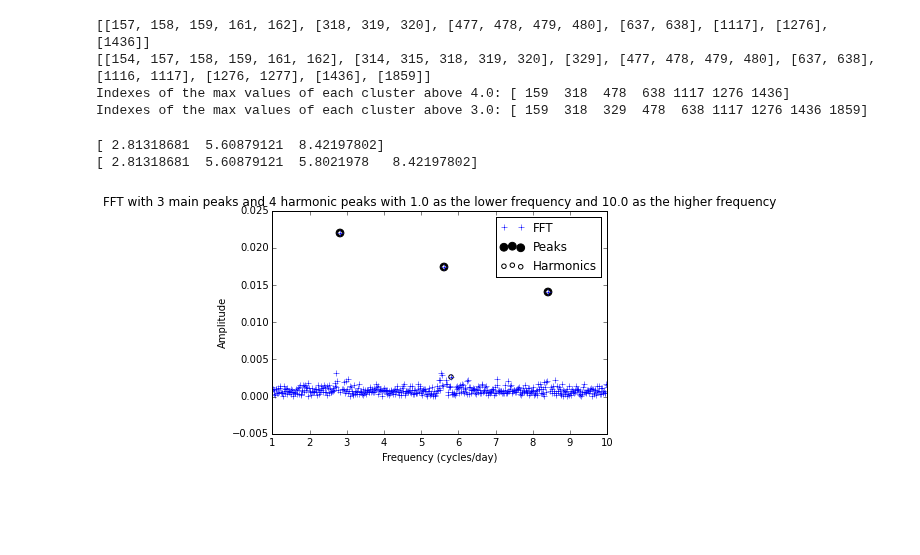
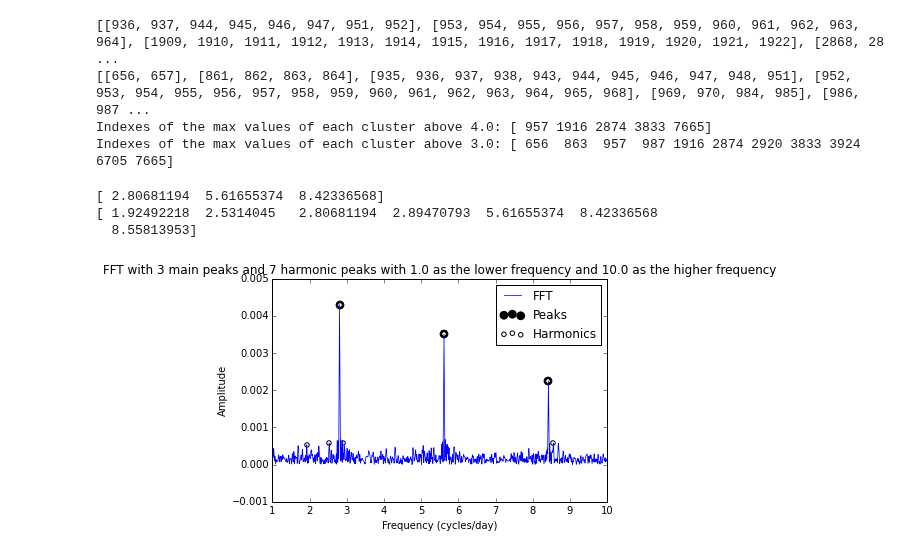
Before and after one commit to dianadianadiana/FFT, a Jupyter notebook: flux_function_transit.ipynb, the cells around one changed output. Saved outputs shown, nothing was run; the diff lists cells and outputs as text; code cells hidden in the pictures; blank space fills up the shorter version.

```diff
--- a/flux_function_transit.ipynb
+++ b/flux_function_transit.ipynb
@@ -252,7 +256,7 @@ if N_log > N_log_round:
 else:
     N_over = N_log_round
 
-extra_fact = 0
+extra_fact = 3
 newN = 2**(N_over + extra_fact)
 
 diff = newN - N
@@ -281,20 +285,7 @@ plt.plot(freq[newN/N:]*constant, power[newN/N:],'b+')
 plt.title("FFT")
 plt.xlabel("Frequency (cycles/day)")
 plt.ylabel("Amplitude")
-plt.xlim([1,10])
-# plt.xlim([2.77,2.835])
-# plt.scatter([freq[1266]*freq_fact*conv_hr_day,freq[1287]*freq_fact*conv_hr_day],[power[1266],power[1287]])
+# plt.xlim([1,10])
+plt.xlim([2.7,2.9])
 plt.show()
-
-
-# print(freq[1277]*freq_fact*conv_hr_day)
-# print(power[1277])
-# print(freq[1266]*freq_fact*conv_hr_day)
-# print(power[1266])
-# print(freq[1287]*freq_fact*conv_hr_day)
-# print(power[1287])
-
-# peak_width = freq[1287]*freq_fact*conv_hr_day - freq[1266]*freq_fact*conv_hr_day
-
-# print(peak_width)
 # %% [output]
@@ -368,0 +293,15 @@ plt.show()
+# %%
+print(N)
+print(newN)
+bin_sz = 1./len(newf) * constant
+peak_width_to_zero = bin_sz * 2**extra_fact
+peak_width = 2 * peak_width_to_zero
+print("bin: " +str(bin_sz))
+print("peak_width: " +str(peak_width))
+print("freq of max power in the peak: " + str(freq[957]*constant))
+
+print("actual peak width of first peak: " +str(freq[965]*constant -freq[948]*constant))
+Df = 1/period
+print("Sal's Df = 1/T: so Df = " + str(Df) +" and half of Df is " + str(Df/2))
+print(power[965])
+print(power[948])
@@ -477,9 +442,9 @@ def cluster(index_arr, arr, peak_width = .13):
     """
         Takes an array of values (indexes) and clusters them (based on the width)
         Parameters:
+            index_arr -- array of indexes (sub array from a bigger array)
             arr -- array of values (it is a sub array from a bigger array)
-            num_indexes -- the length of the bigger array (newN)
-            width -- how big do we want the cluster to account for
+            peak_width -- how wide is the peak
         Returns:
             clusters -- a list of lists. each element of clusters is one cluster
     """
@@ -510,9 +475,8 @@ def cluster_max(clusters, y):
     max_indexes = max_indexes.astype(int)
     return max_indexes
 
-peak_width = 1 /period *2
-print(cluster(val_indexes, freq*constant,peak_width))
-print(cluster(val_indexes1, freq*constant,peak_width))
+print(cluster(val_indexes, freq*constant, peak_width))
+print(cluster(val_indexes1, freq*constant, peak_width))
 
 peak_indexes = cluster_max(cluster(val_indexes, freq*constant), power)
 harmonics_indexes = cluster_max(cluster(val_indexes1, freq*constant,.15), power)
@@ -524,7 +488,7 @@ print("Indexes of the max values of each cluster above " +
 print("Indexes of the max values of each cluster above "+
       str(harmonics_constraint) + ": " + str(harmonics_indexes))
 # %% [output]
-[[157, 158, 159, 161, 162], [318, 319, 320], [477, 478, 479, 480], [637, 638], [1117], [1276], [1436]]
-[[154, 157, 158, 159, 161, 162], [314, 315, 318, 319, 320], [329], [477, 478, 479, 480], [637, 638], [1116, 1117], [1276, 1277], [1436], [1859]]
-Indexes of the max values of each cluster above 4.0: [ 159  318  478  638 1117 1276 1436]
-Indexes of the max values of each cluster above 3.0: [ 159  318  329  478  638 1117 1276 1436 1859]
+[[936, 937, 944, 945, 946, 947, 951, 952], [953, 954, 955, 956, 957, 958, 959, 960, 961, 962, 963, 964], [1909, 1910, 1911, 1912, 1913, 1914, 1915, 1916, 1917, 1918, 1919, 1920, 1921, 1922], [2868, 28 ...
+[[656, 657], [861, 862, 863, 864], [935, 936, 937, 938, 943, 944, 945, 946, 947, 948, 951], [952, 953, 954, 955, 956, 957, 958, 959, 960, 961, 962, 963, 964, 965, 968], [969, 970, 984, 985], [986, 987 ...
+Indexes of the max values of each cluster above 4.0: [ 957 1916 2874 3833 7665]
+Indexes of the max values of each cluster above 3.0: [ 656  863  957  987 1916 2874 2920 3833 3924 6705 7665]
@@ -571,7 +512,6 @@ def limit_applier(arr, lower_limit = 1.0, upper_limit = 10.0):
 # %%
 ## peak limits
 # we only want peaks that are between freqs of [1,10]
-constant = freq_fact*conv_hr_day
 
 original_peak_indexes = peak_indexes
 original_harmonics_indexes = harmonics_indexes
@@ -582,34 +522,35 @@ print(freq[peak_indexes]*constant)
 harmonics_indexes = np.delete(harmonics_indexes, limit_applier(freq[harmonics_indexes]*constant))
 print(freq[harmonics_indexes]*constant)
 # %% [output]
-[ 2.81318681  5.60879121  8.42197802]
-[ 2.81318681  5.60879121  5.8021978   8.42197802]
+[ 2.80681194  5.61655374  8.42336568]
+[ 1.92492218  2.5314045   2.80681194  2.89470793  5.61655374  8.42336568
+  8.55813953]
 # %%
 # now we want to delete the peak values that are not the absolute maxima within the cluster
 # and we just want to keep the absolute maxima
 
 delete_arr =  [i for i in val_indexes if (i not in peak_indexes)]
 freq_delete = np.delete(freq, delete_arr)
 power_delete = np.delete(power, delete_arr)
 
-plt.plot(freq_delete*freq_fact*conv_hr_day, power_delete, 'b+', linewidth = .75)
+plt.plot(freq_delete*freq_fact*conv_hr_day, power_delete, 'b', linewidth = .75)
 
 peak_indexes = peak_indexes.astype(int)
 harmonics_indexes = harmonics_indexes.astype(int)
 plt.scatter(freq[peak_indexes]*freq_fact*conv_hr_day, power[peak_indexes], c='black',s=60)
 plt.scatter(freq[harmonics_indexes]*freq_fact*conv_hr_day, power[harmonics_indexes], c='white',s=20)
 plt.legend({'FFT','Harmonics','Peaks'})
 
 plt.title("FFT with " + str(len(peak_indexes)) +" main peaks and "
           + str(len(harmonics_indexes)) + " harmonic peaks with "
           + str(lower_freq) + " as the lower frequency and "
           + str(upper_freq) + " as the higher frequency")
 plt.xlabel("Frequency (cycles/day)")
 plt.ylabel("Amplitude")
 plt.xlim([lower_freq, upper_freq])
 plt.show()
 # %% [output]
-[figure, old version]
+[figure, new version]
 # %%
 ## Determining potential periods based on the FFT
 
```
Also changed, not shown: parts of 21 cells of this notebook.
